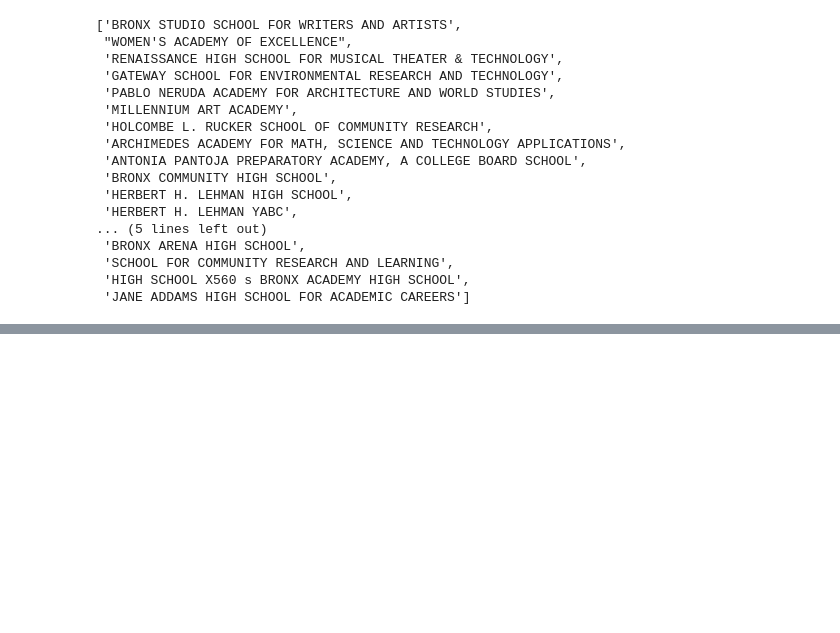
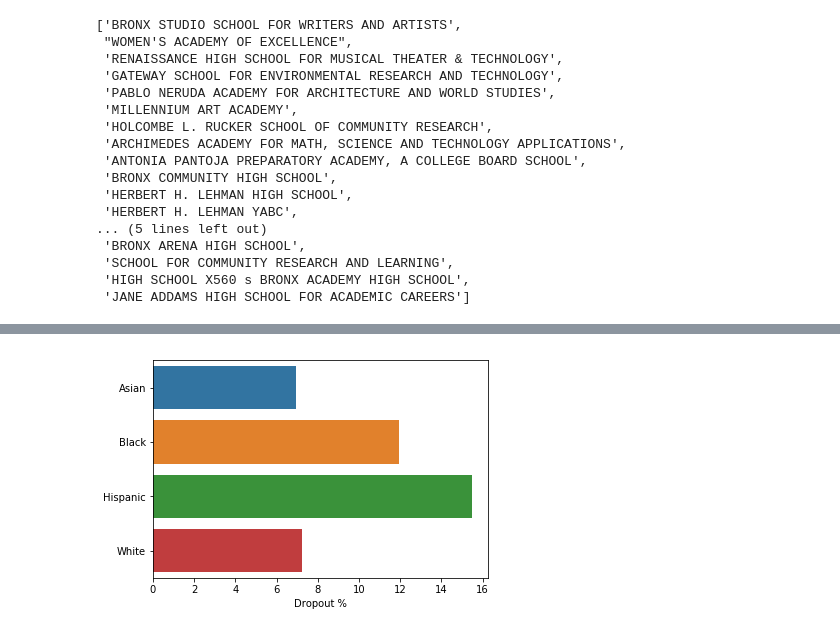
Before and after one commit to shravan097/NYCHS-Data-Analysis, a Jupyter notebook: shravan/graduationEDA.ipynb, the cells around one changed output, grey strips where cells are left out. Drawn from its saved outputs; the diff is of its cells as text; code cells hidden in the pictures; blank space fills up the shorter version.

```diff
--- a/shravan/graduationEDA.ipynb
+++ b/shravan/graduationEDA.ipynb
@@ -133,0 +176,15 @@ get_SchoolsByDistrict(8)
+# %%
+asianGraduationDemographicDf = graduationDemographicDfFilterBy2010[graduationDemographicDfFilterBy2010['Demographic']=='Asian']
+blackGraduationDemographicDf = graduationDemographicDfFilterBy2010[graduationDemographicDfFilterBy2010['Demographic']=='Black']
+hispanicGraduationDemographicDf = graduationDemographicDfFilterBy2010[graduationDemographicDfFilterBy2010['Demographic']=='Hispanic']
+whiteGraduationDemographicDf = graduationDemographicDfFilterBy2010[graduationDemographicDfFilterBy2010['Demographic']=='White']
+# %%
+ax = sns.barplot(y=['Asian','Black','Hispanic','White'],
+            x=[asianGraduationDemographicDf['% of cohort Dropped Out'].mean(),
+               blackGraduationDemographicDf['% of cohort Dropped Out'].mean(),
+               hispanicGraduationDemographicDf['% of cohort Dropped Out'].mean(),
+               whiteGraduationDemographicDf['% of cohort Dropped Out'].mean()
+              ]);
+ax.set(xlabel='Dropout %');
+# %% [output]
+[figure, added]
```
Also changed, not shown: parts of 14 cells of this notebook, 1 other file.
